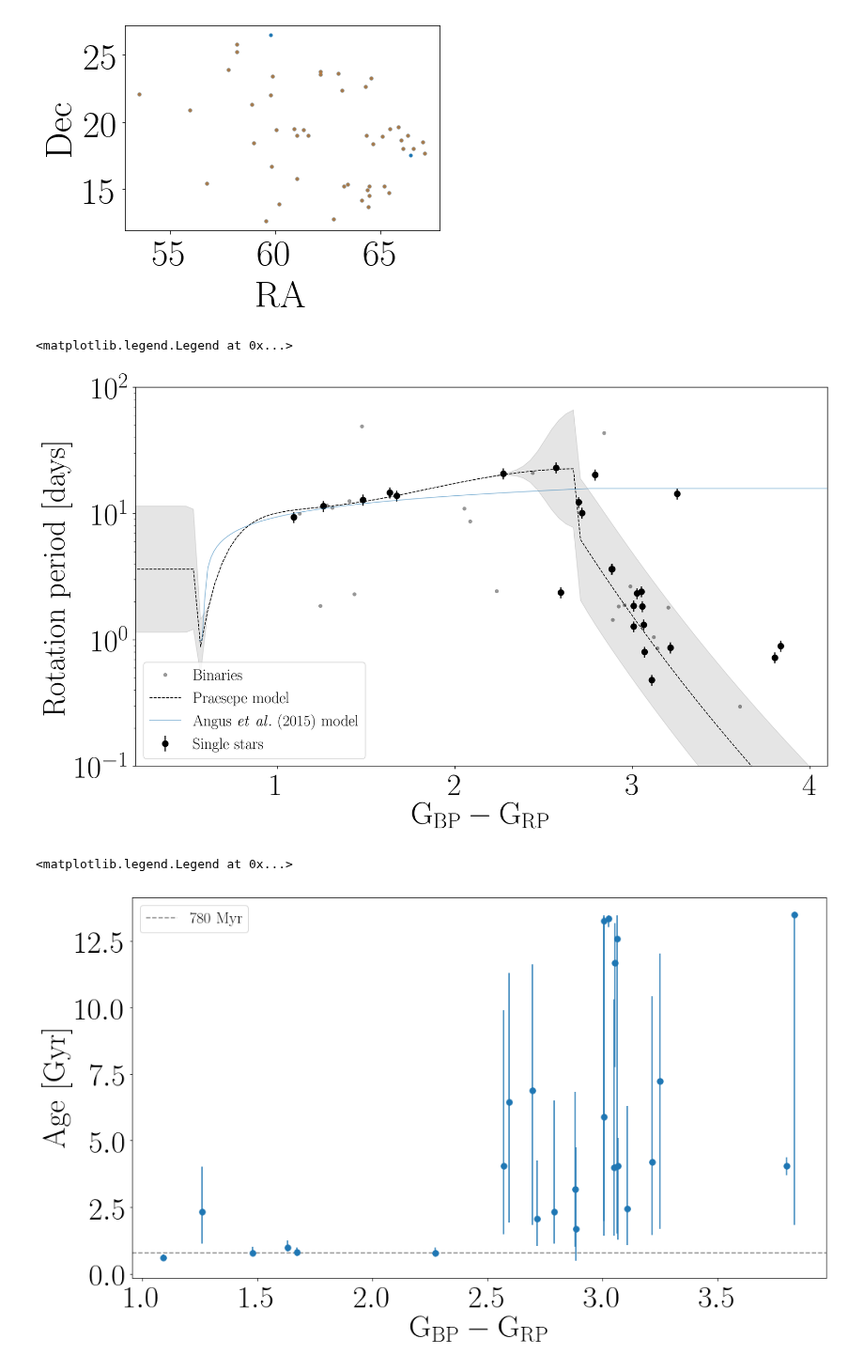
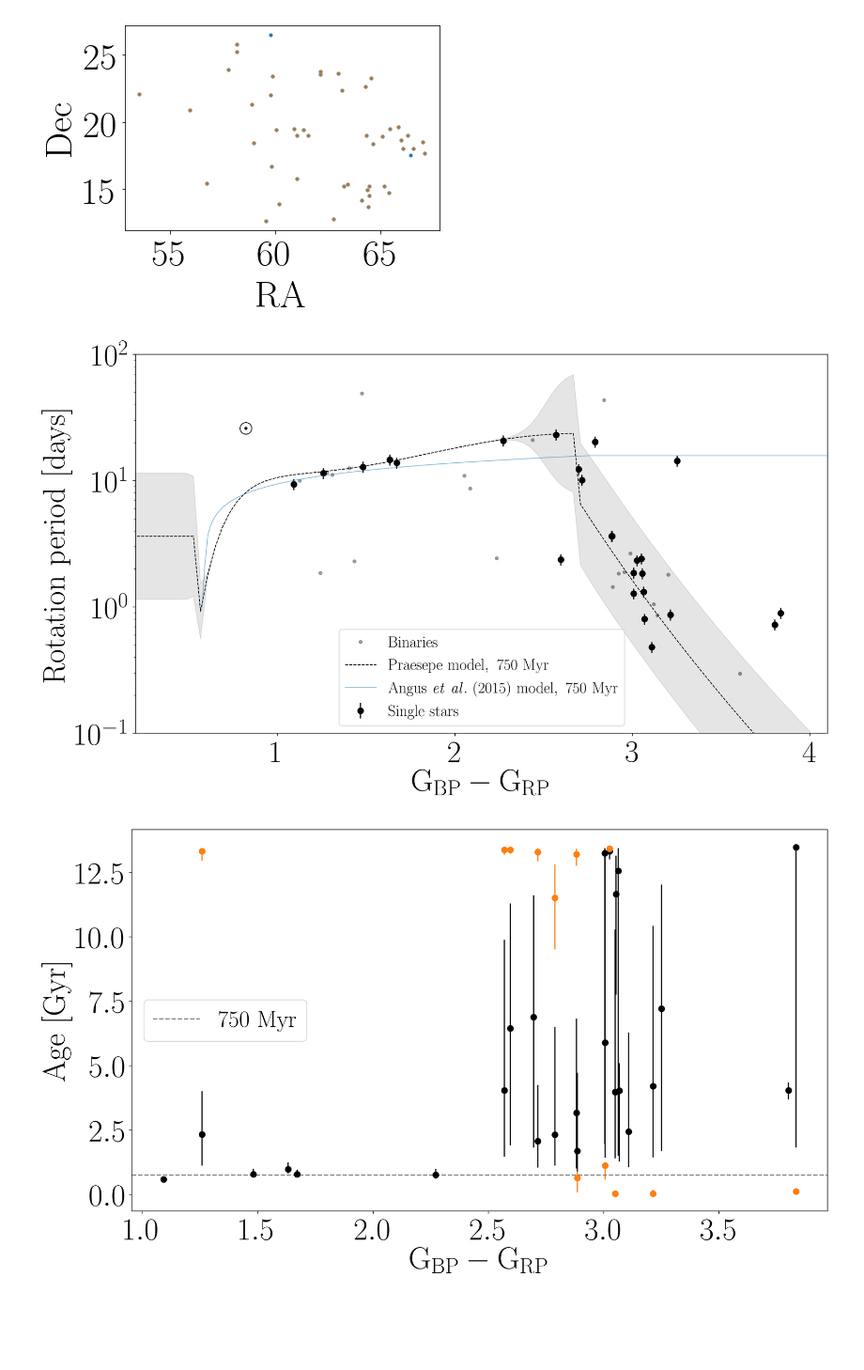
Before and after one commit to RuthAngus/stardate, a Jupyter notebook: paper/code/Hyades.ipynb, the cells around one changed output. Shown at 94% size. Saved outputs shown, nothing was run; the diff lists cells and outputs as text; code cells hidden in the pictures; blank space fills up the shorter version.

```diff
--- a/paper/code/Hyades.ipynb
+++ b/paper/code/Hyades.ipynb
@@ -135,23 +135,24 @@ plt.errorbar(df.bp[~binary] - df.rp[~binary], df.prot[~binary],
              yerr=.1*df.prot[~binary], fmt="k.", ms=15, zorder=1,
              label="$\mathrm{Single~stars}$")
 
-# Plot confirmed binarys
+# Plot confirmed binaries
 plt.plot(df.bp[binary] - df.rp[binary], df.prot[binary], ".", color=".6", ms=8, zorder=0,
          label="$\mathrm{Binaries}$")
 
 from tools import bprp_2_bv
 import stardate.lhf as sdl
 
+# Plot Praesepe model
 xs = np.linspace(0, 4, 100)
 log_periods_praesepe, log_periods_sun, log_sigs = [np.zeros_like(xs) for i in range(3)]
 for i, _x in enumerate(xs):
-    log_periods_praesepe[i] = sdl.gyro_model_praesepe(np.log10(700*1e6), _x)
+    log_periods_praesepe[i] = sdl.gyro_model_praesepe(np.log10(750*1e6), _x)
     log_periods_sun[i] = sdl.gyro_model_praesepe(np.log10(4.56*1e9), _x)
     log_sigs[i] = sdl.sigma(355, 9, 0., _x, model="praesepe")
 
 
 plt.plot(xs, 10**log_periods_praesepe, color="k", lw=1, ls="--", zorder=3, ms=35, rasterized=True,
-        label="$\mathrm{Praesepe~model}$")
+        label="$\mathrm{Praesepe~model,~750~Myr}$")
 plt.fill_between(xs, 10**(log_periods_praesepe - log_sigs),
                  10**(log_periods_praesepe + log_sigs), color="k", alpha=.1, rasterized=True)
 # plt.plot(xs, 10**log_periods_sun, color="k", lw=1, ls="--", zorder=0, rasterized=True)
@@ -169,20 +170,22 @@ for i, _x in enumerate(xs):
     log_sigs[i] = sdl.sigma(355, 9, 0, bv[i])
 
 plt.plot(10**xs-.15, 10**log_periods_praesepe, color="C0", lw=1, zorder=3, ms=35, rasterized=True,
-        label="$\mathrm{Angus~{\it et~al.}~(2015)~model}$", alpha=.5)
+        label="$\mathrm{Angus~{\it et~al.}~(2015)~model,~750~Myr}$", alpha=.5)
 # plt.plot(10**xs-.15, 10**log_periods_sun, color="C0", lw=1, zorder=0, rasterized=True,
 #          , alpha=.5)
 
+plt.plot(.82, 26, "wo", markeredgecolor="k", ms=15, zorder=3, rasterized=True)
+plt.plot(.82, 26, ".k", zorder=3, rasterized=True)
 
 plt.yscale("log")
 plt.ylim(.1, 100)
 plt.xlim(.2, 4.1)
 plt.xlabel("$\mathrm{G_{BP} - G_{RP}}$")
 plt.ylabel("$\mathrm{Rotation~period~[days]}$")
-plt.legend()
+plt.legend(loc="lower center")
+plt.savefig("../hyades.pdf")
 # %% [output]
-<matplotlib.legend.Legend at 0x...>
-[figure, old version]
+[figure, new version]
 # %%
 df.to_csv("data/hyades.csv")
 df_singles = df.iloc[~binary]
@@ -194,17 +197,25 @@ age_samps, ages, errp, errm, std, inds = read_files("praesepe_stardate", df_sing
                                                     "hyades_results", zf=9)
 bprps = df_singles.bp.values[inds] - df_singles.rp.values[inds]
 
-# age_samps_i, ages_i, errp_i, errm_i, std_i, inds_i = read_files("iso", df_singles.EPIC.values,
-#                                                     "hyades_results", zf=9)
-# bprps_i = df_singles.bp.values[inds_i] - df_singles.rp.values[inds_i]
+age_samps_i, ages_i, errp_i, errm_i, std_i, inds_i = read_files("iso", df_singles.EPIC.values,
+                                                    "hyades_results", zf=9)
+bprps_i = df_singles.bp.values[inds_i] - df_singles.rp.values[inds_i]
 # %%
+plotpar = {'axes.labelsize': 40,
+           'font.size': 30,
+           'legend.fontsize': 30,
+           'xtick.labelsize': 40,
+           'ytick.labelsize': 40,
+           'text.usetex': True}
+plt.rcParams.update(plotpar)
+
 plt.figure(figsize=(16, 9), dpi=200)
-plt.errorbar(bprps, ages, yerr=[errm, errp], fmt=".", ms=15)
-# plt.errorbar(bprps_i, ages_i, yerr=[errm_i, errp_i], fmt=".", color="C1", ms=15)
-plt.axhline(.78, color=".5", ls="--", label="$\mathrm{780~Myr}$")
+plt.errorbar(bprps, ages, yerr=[errm, errp], fmt="k.", ms=15)
+plt.errorbar(bprps_i, ages_i, yerr=[errm_i, errp_i], fmt=".", color="C1", ms=15)
+plt.axhline(.75, color=".5", ls="--", label="$\mathrm{750~Myr}$")
 plt.xlabel("$\mathrm{G_{BP} - G_{RP}}$")
 plt.ylabel("$\mathrm{Age~[Gyr]}$")
 plt.legend()
+plt.savefig("../hyades_results.pdf")
 # %% [output]
-<matplotlib.legend.Legend at 0x...>
-[figure, old version]
+[figure, new version]
```
Also changed, not shown: 16 other files.
